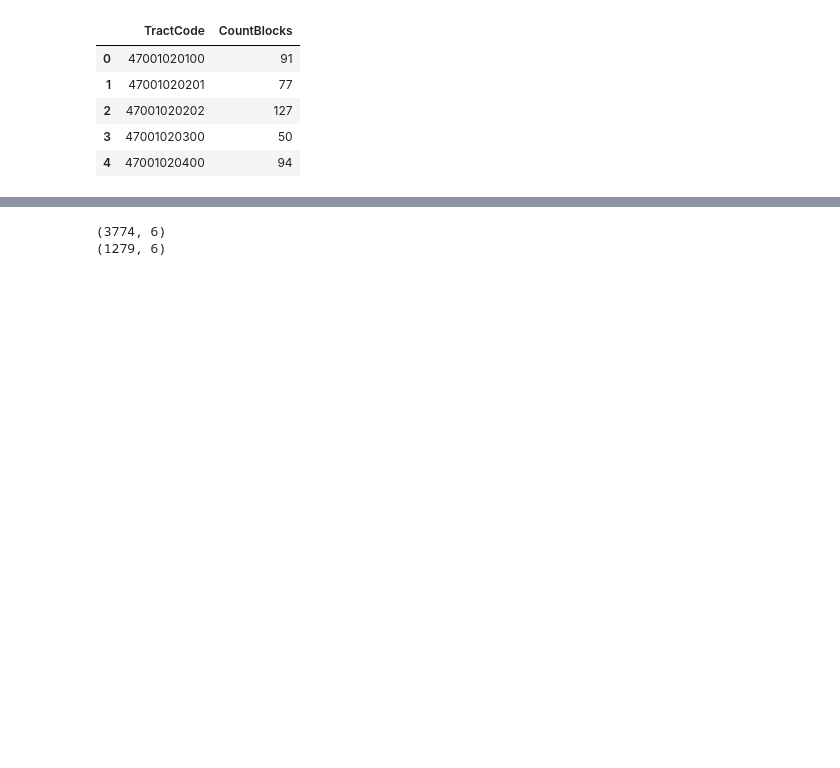
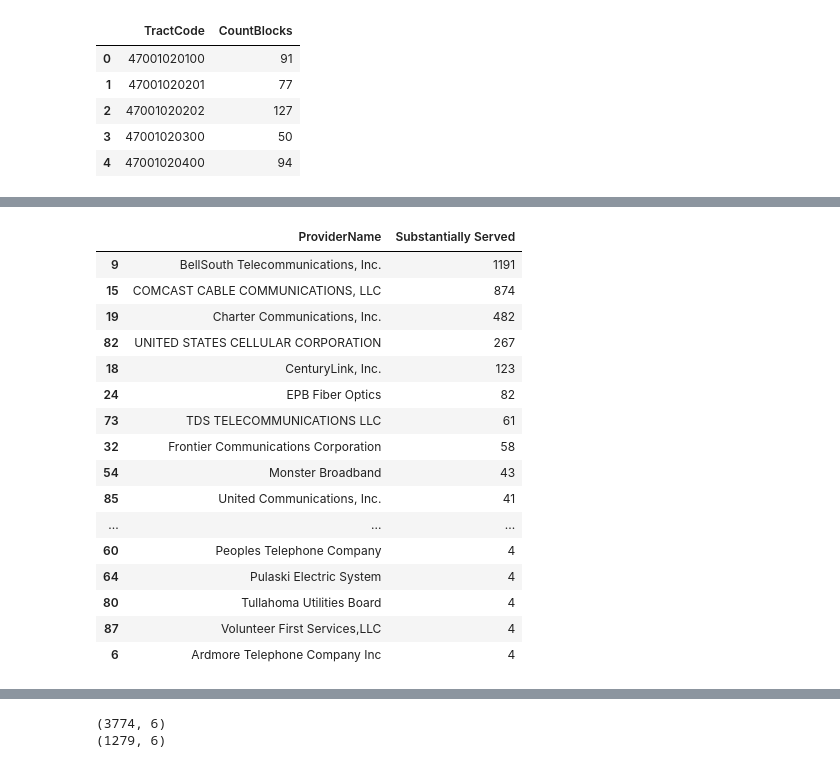
Before and after one commit to KYandow/Broadband-Coverage-TN-NSS-Capstone, a Jupyter notebook: notebooks/FCC Data - Explore & Prep for Analysis.ipynb, the cells around one changed output, grey strips where cells are left out. Saved outputs shown, nothing was run; the diff lists cells and outputs as text; code cells hidden in the pictures; blank space fills up the shorter version.

```diff
--- a/notebooks/FCC Data - Explore & Prep for Analysis.ipynb
+++ b/notebooks/FCC Data - Explore & Prep for Analysis.ipynb
@@ -195,0 +201,21 @@ block_sum_consumers.head()
+# %%
+count_provider_tracts = block_sum_consumers.groupby('ProviderName')['Substantially Served'].sum().reset_index()
+count_provider_tracts.sort_values('Substantially Served', ascending=False).head(50)
+# %% [output]
+|  | ProviderName | Substantially Served |
+| 9 | BellSouth Telecommunications, Inc. | 1191 |
+| 15 | COMCAST CABLE COMMUNICATIONS, LLC | 874 |
+| 19 | Charter Communications, Inc. | 482 |
+| 82 | UNITED STATES CELLULAR CORPORATION | 267 |
+| 18 | CenturyLink, Inc. | 123 |
+| 24 | EPB Fiber Optics | 82 |
+| 73 | TDS TELECOMMUNICATIONS LLC | 61 |
+| 32 | Frontier Communications Corporation | 58 |
+| 54 | Monster Broadband | 43 |
+| 85 | United Communications, Inc. | 41 |
+| ... | ... | ... |
+| 60 | Peoples Telephone Company | 4 |
+| 64 | Pulaski Electric System | 4 |
+| 80 | Tullahoma Utilities Board | 4 |
+| 87 | Volunteer First Services,LLC | 4 |
+| 6 | Ardmore Telephone Company Inc | 4 |
```
Also changed, not shown: parts of 18 cells of this notebook, 2 other files.
